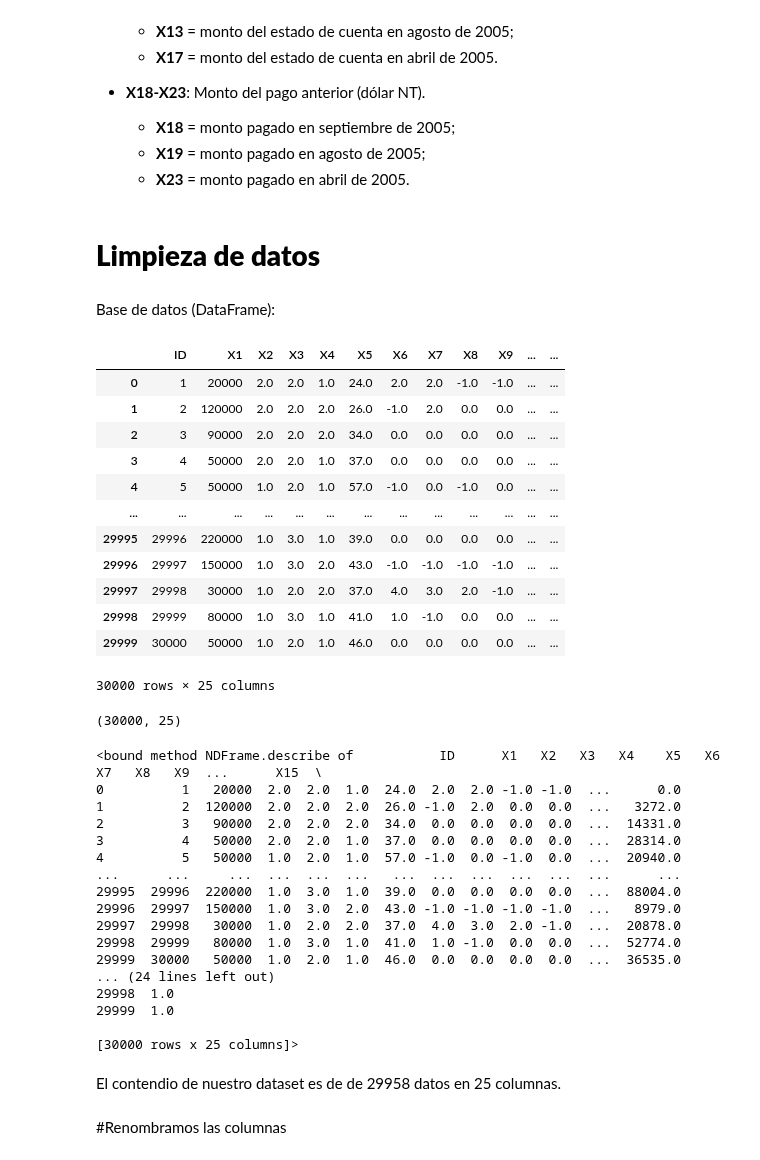
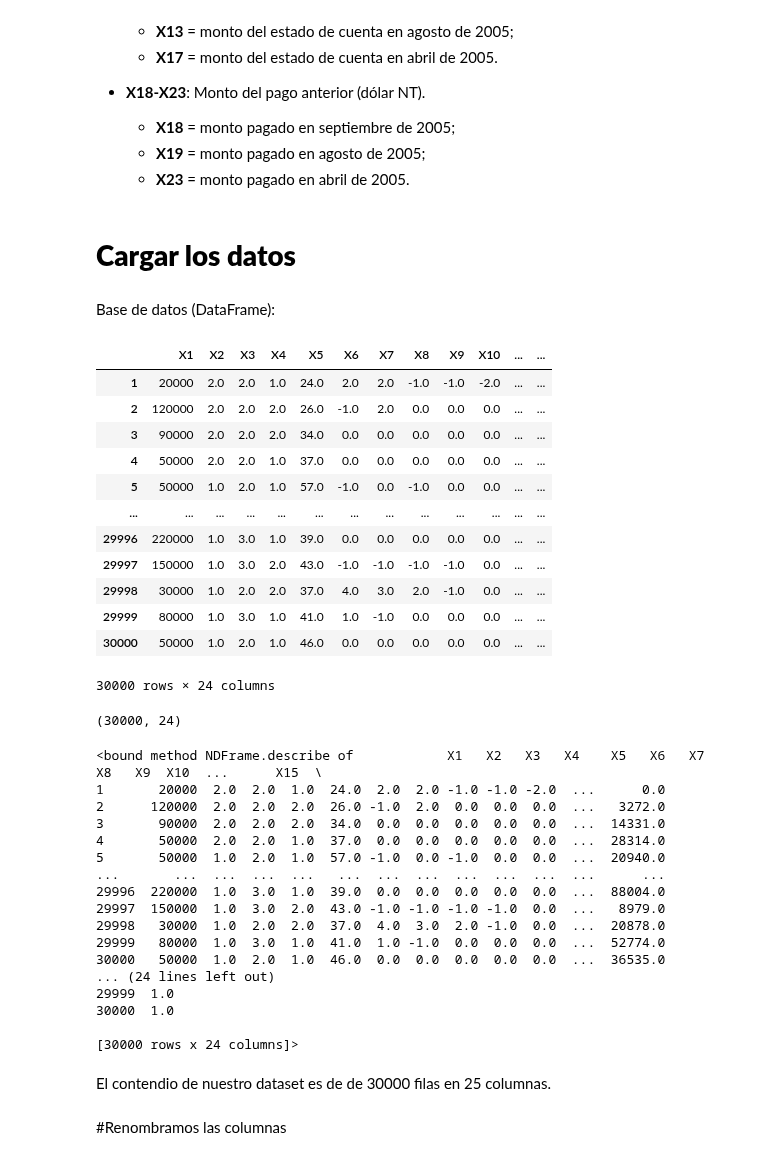
Before and after one commit to PosgradoMNA/actividades-de-aprendizaje-A01793918_HelmyMoreno, a Jupyter notebook: Actividad_6_Visualización.ipynb, the cells around one changed output. Cells and saved outputs as stored; diff of their text form; code cells hidden in the pictures.

```diff
--- a/Actividad_6_Visualización.ipynb
+++ b/Actividad_6_Visualización.ipynb
@@ -49,52 +49,53 @@ Esta investigación empleó una variable binaria, pago por defecto **(Sí = 1, N
     *   **X19** = monto pagado en agosto de 2005;
     *   **X23** = monto pagado en abril de 2005.
 # %% [markdown]
-# **Limpieza de datos**
+# **Cargar los datos**
 # %% [markdown]
 Base de datos (DataFrame):
 # %%
-df_pca = pd.read_csv(input)
+df_pca = pd.read_csv(input, index_col=0)
+df_pca.index.name = None
 df_pca
 # %% [output]
-|  | ID | X1 | X2 | X3 | X4 | X5 | X6 | X7 | X8 | X9 | ... | ... |
-| 0 | 1 | 20000 | 2.0 | 2.0 | 1.0 | 24.0 | 2.0 | 2.0 | -1.0 | -1.0 | ... | ... |
-| 1 | 2 | 120000 | 2.0 | 2.0 | 2.0 | 26.0 | -1.0 | 2.0 | 0.0 | 0.0 | ... | ... |
-| 2 | 3 | 90000 | 2.0 | 2.0 | 2.0 | 34.0 | 0.0 | 0.0 | 0.0 | 0.0 | ... | ... |
-| 3 | 4 | 50000 | 2.0 | 2.0 | 1.0 | 37.0 | 0.0 | 0.0 | 0.0 | 0.0 | ... | ... |
-| 4 | 5 | 50000 | 1.0 | 2.0 | 1.0 | 57.0 | -1.0 | 0.0 | -1.0 | 0.0 | ... | ... |
+|  | X1 | X2 | X3 | X4 | X5 | X6 | X7 | X8 | X9 | X10 | ... | ... |
+| 1 | 20000 | 2.0 | 2.0 | 1.0 | 24.0 | 2.0 | 2.0 | -1.0 | -1.0 | -2.0 | ... | ... |
+| 2 | 120000 | 2.0 | 2.0 | 2.0 | 26.0 | -1.0 | 2.0 | 0.0 | 0.0 | 0.0 | ... | ... |
+| 3 | 90000 | 2.0 | 2.0 | 2.0 | 34.0 | 0.0 | 0.0 | 0.0 | 0.0 | 0.0 | ... | ... |
+| 4 | 50000 | 2.0 | 2.0 | 1.0 | 37.0 | 0.0 | 0.0 | 0.0 | 0.0 | 0.0 | ... | ... |
+| 5 | 50000 | 1.0 | 2.0 | 1.0 | 57.0 | -1.0 | 0.0 | -1.0 | 0.0 | 0.0 | ... | ... |
 | ... | ... | ... | ... | ... | ... | ... | ... | ... | ... | ... | ... | ... |
-| 29995 | 29996 | 220000 | 1.0 | 3.0 | 1.0 | 39.0 | 0.0 | 0.0 | 0.0 | 0.0 | ... | ... |
-| 29996 | 29997 | 150000 | 1.0 | 3.0 | 2.0 | 43.0 | -1.0 | -1.0 | -1.0 | -1.0 | ... | ... |
-| 29997 | 29998 | 30000 | 1.0 | 2.0 | 2.0 | 37.0 | 4.0 | 3.0 | 2.0 | -1.0 | ... | ... |
-| 29998 | 29999 | 80000 | 1.0 | 3.0 | 1.0 | 41.0 | 1.0 | -1.0 | 0.0 | 0.0 | ... | ... |
-| 29999 | 30000 | 50000 | 1.0 | 2.0 | 1.0 | 46.0 | 0.0 | 0.0 | 0.0 | 0.0 | ... | ... |
+| 29996 | 220000 | 1.0 | 3.0 | 1.0 | 39.0 | 0.0 | 0.0 | 0.0 | 0.0 | 0.0 | ... | ... |
+| 29997 | 150000 | 1.0 | 3.0 | 2.0 | 43.0 | -1.0 | -1.0 | -1.0 | -1.0 | 0.0 | ... | ... |
+| 29998 | 30000 | 1.0 | 2.0 | 2.0 | 37.0 | 4.0 | 3.0 | 2.0 | -1.0 | 0.0 | ... | ... |
+| 29999 | 80000 | 1.0 | 3.0 | 1.0 | 41.0 | 1.0 | -1.0 | 0.0 | 0.0 | 0.0 | ... | ... |
+| 30000 | 50000 | 1.0 | 2.0 | 1.0 | 46.0 | 0.0 | 0.0 | 0.0 | 0.0 | 0.0 | ... | ... |
-30000 rows × 25 columns
+30000 rows × 24 columns
 # %%
 df_pca.shape
 # %% [output]
-(30000, 25)
+(30000, 24)
 # %%
 print(df_pca.describe)
 # %% [output]
-<bound method NDFrame.describe of           ID      X1   X2   X3   X4    X5   X6   X7   X8   X9  ...      X15  \
-0          1   20000  2.0  2.0  1.0  24.0  2.0  2.0 -1.0 -1.0  ...      0.0
-1          2  120000  2.0  2.0  2.0  26.0 -1.0  2.0  0.0  0.0  ...   3272.0
-2          3   90000  2.0  2.0  2.0  34.0  0.0  0.0  0.0  0.0  ...  14331.0
-3          4   50000  2.0  2.0  1.0  37.0  0.0  0.0  0.0  0.0  ...  28314.0
-4          5   50000  1.0  2.0  1.0  57.0 -1.0  0.0 -1.0  0.0  ...  20940.0
-...      ...     ...  ...  ...  ...   ...  ...  ...  ...  ...  ...      ...
-29995  29996  220000  1.0  3.0  1.0  39.0  0.0  0.0  0.0  0.0  ...  88004.0
-29996  29997  150000  1.0  3.0  2.0  43.0 -1.0 -1.0 -1.0 -1.0  ...   8979.0
-29997  29998   30000  1.0  2.0  2.0  37.0  4.0  3.0  2.0 -1.0  ...  20878.0
-29998  29999   80000  1.0  3.0  1.0  41.0  1.0 -1.0  0.0  0.0  ...  52774.0
-29999  30000   50000  1.0  2.0  1.0  46.0  0.0  0.0  0.0  0.0  ...  36535.0
+<bound method NDFrame.describe of            X1   X2   X3   X4    X5   X6   X7   X8   X9  X10  ...      X15  \
+1       20000  2.0  2.0  1.0  24.0  2.0  2.0 -1.0 -1.0 -2.0  ...      0.0
+2      120000  2.0  2.0  2.0  26.0 -1.0  2.0  0.0  0.0  0.0  ...   3272.0
+3       90000  2.0  2.0  2.0  34.0  0.0  0.0  0.0  0.0  0.0  ...  14331.0
+4       50000  2.0  2.0  1.0  37.0  0.0  0.0  0.0  0.0  0.0  ...  28314.0
+5       50000  1.0  2.0  1.0  57.0 -1.0  0.0 -1.0  0.0  0.0  ...  20940.0
+...       ...  ...  ...  ...   ...  ...  ...  ...  ...  ...  ...      ...
+29996  220000  1.0  3.0  1.0  39.0  0.0  0.0  0.0  0.0  0.0  ...  88004.0
+29997  150000  1.0  3.0  2.0  43.0 -1.0 -1.0 -1.0 -1.0  0.0  ...   8979.0
+29998   30000  1.0  2.0  2.0  37.0  4.0  3.0  2.0 -1.0  0.0  ...  20878.0
+29999   80000  1.0  3.0  1.0  41.0  1.0 -1.0  0.0  0.0  0.0  ...  52774.0
+30000   50000  1.0  2.0  1.0  46.0  0.0  0.0  0.0  0.0  0.0  ...  36535.0
 ... (24 lines left out)
-29998  1.0
 29999  1.0
+30000  1.0
 
-[30000 rows x 25 columns]>
+[30000 rows x 24 columns]>
 # %% [markdown]
-El contendio de nuestro dataset es de de 29958 datos en 25 columnas.
+El contendio de nuestro dataset es de de 30000 filas en 25 columnas.
 # %% [markdown]
 #Renombramos las columnas
 # %%
```
Also changed, not shown: parts of 53 cells of this notebook.
